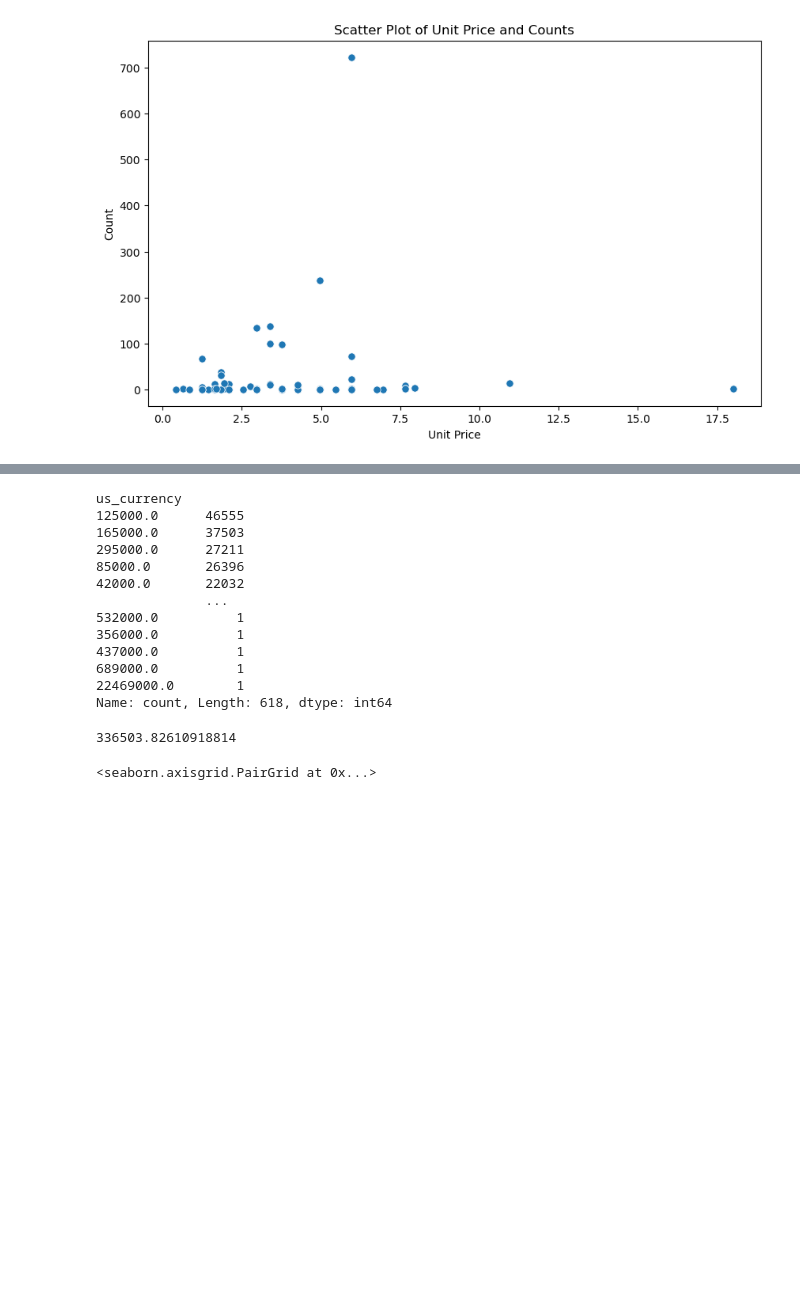
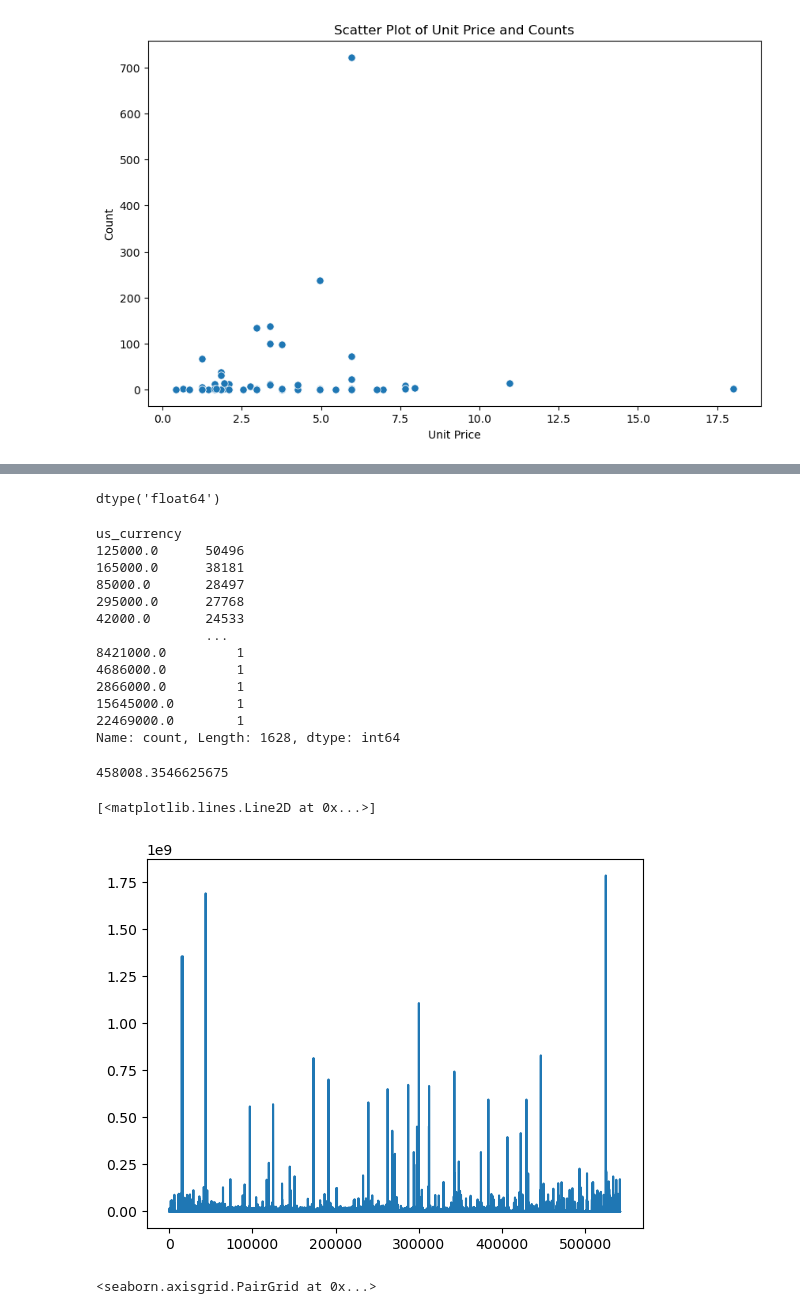
Before and after one commit to Marc-Aradillas/customer-segmentation-project, a Jupyter notebook: prep_explore.ipynb, the cells around one changed output, grey strips where cells are left out. Drawn from its saved outputs; the diff is of its cells as text; code cells hidden in the pictures; blank space fills up the shorter version.

Commit message:
conversion accomplished

```diff
--- a/prep_explore.ipynb
+++ b/prep_explore.ipynb
@@ -750,33 +801,39 @@ df.describe()
 # %%
-# # Define the conversion factor from lakh to dollars
-# conversion_factor = 100000  # 1 lakh = 100,000
+# Define the conversion factor from lakh to dollars
+conversion_factor = 100000  # 1 lakh = 100,000
 
-# # Convert the "unitprice" column to US dollars and replace the original column
-# df['us_currency'] = (df['unitprice'] * conversion_factor).astype(float)
+# Convert the "unitprice" column to US dollars and replace the original column
+df['us_currency'] = (df['unitprice'] * conversion_factor).astype(float).round(2)
-# %%
-df.drop(columns='us_currency', inplace=True)
-df.head()
+# %%
+df.us_currency.dtype
+# %% [output]
+dtype('float64')
 # %%
 df['us_currency'].value_counts()
 # %% [output]
 us_currency
-125000.0      46555
-165000.0      37503
-295000.0      27211
-85000.0       26396
-42000.0       22032
+125000.0      50496
+165000.0      38181
+85000.0       28497
+295000.0      27768
+42000.0       24533
               ...
-532000.0          1
-356000.0          1
-437000.0          1
-689000.0          1
+8421000.0         1
+4686000.0         1
+2866000.0         1
+15645000.0        1
 22469000.0        1
-Name: count, Length: 618, dtype: int64
+Name: count, Length: 1628, dtype: int64
 # %%
 unitprice_mean_uscurrency = df.us_currency.mean()
 unitprice_mean_uscurrency
 # %% [output]
-336503.82610918814
+458008.3546625675
+# %%
+plt.plot(df['us_currency'])
+# %% [output]
+[<matplotlib.lines.Line2D at 0x...>]
+[figure, added]
 # %%
 sns.pairplot(data = df, corner=True)
 # %% [output]
```
Also changed, not shown: parts of 18 cells of this notebook.
